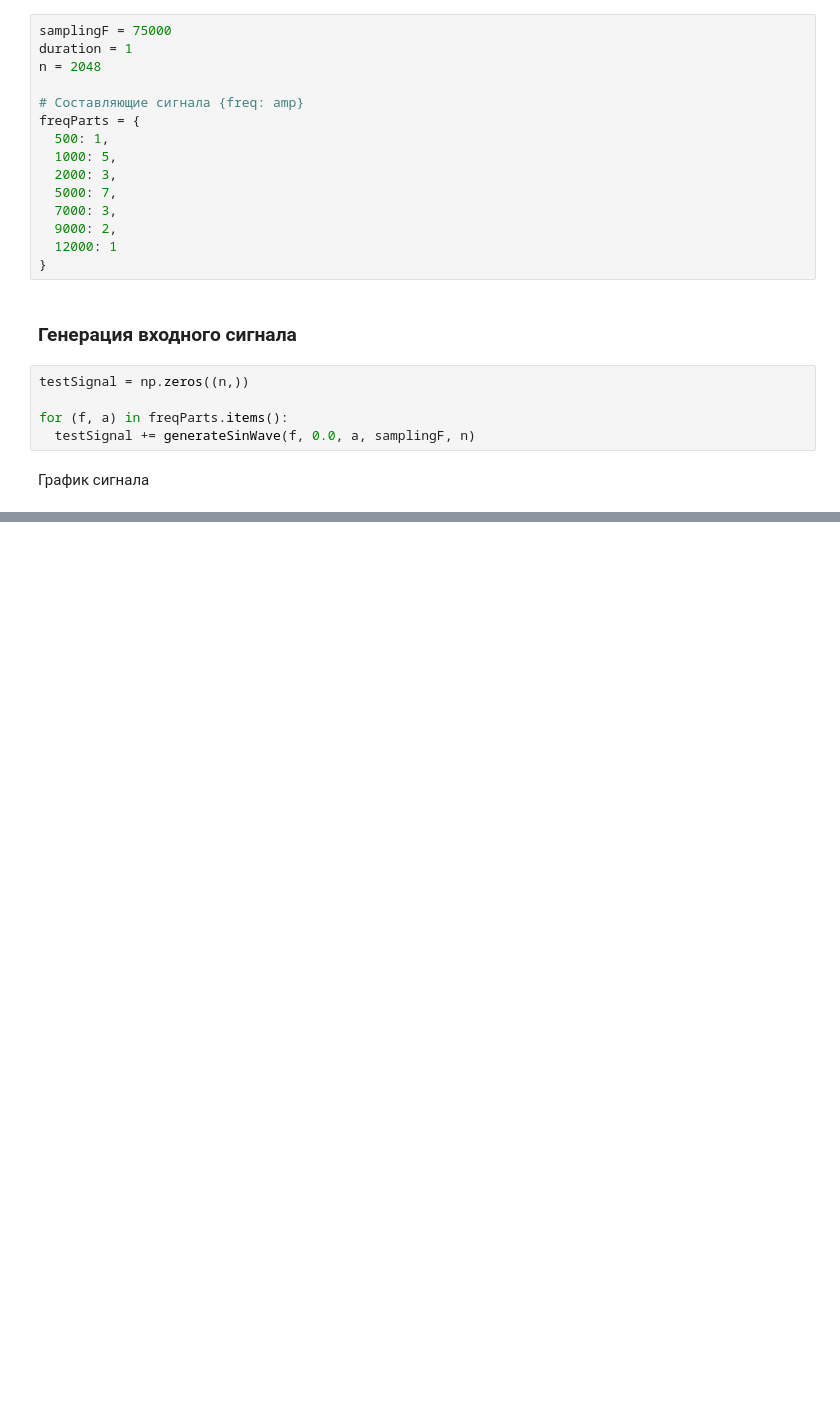
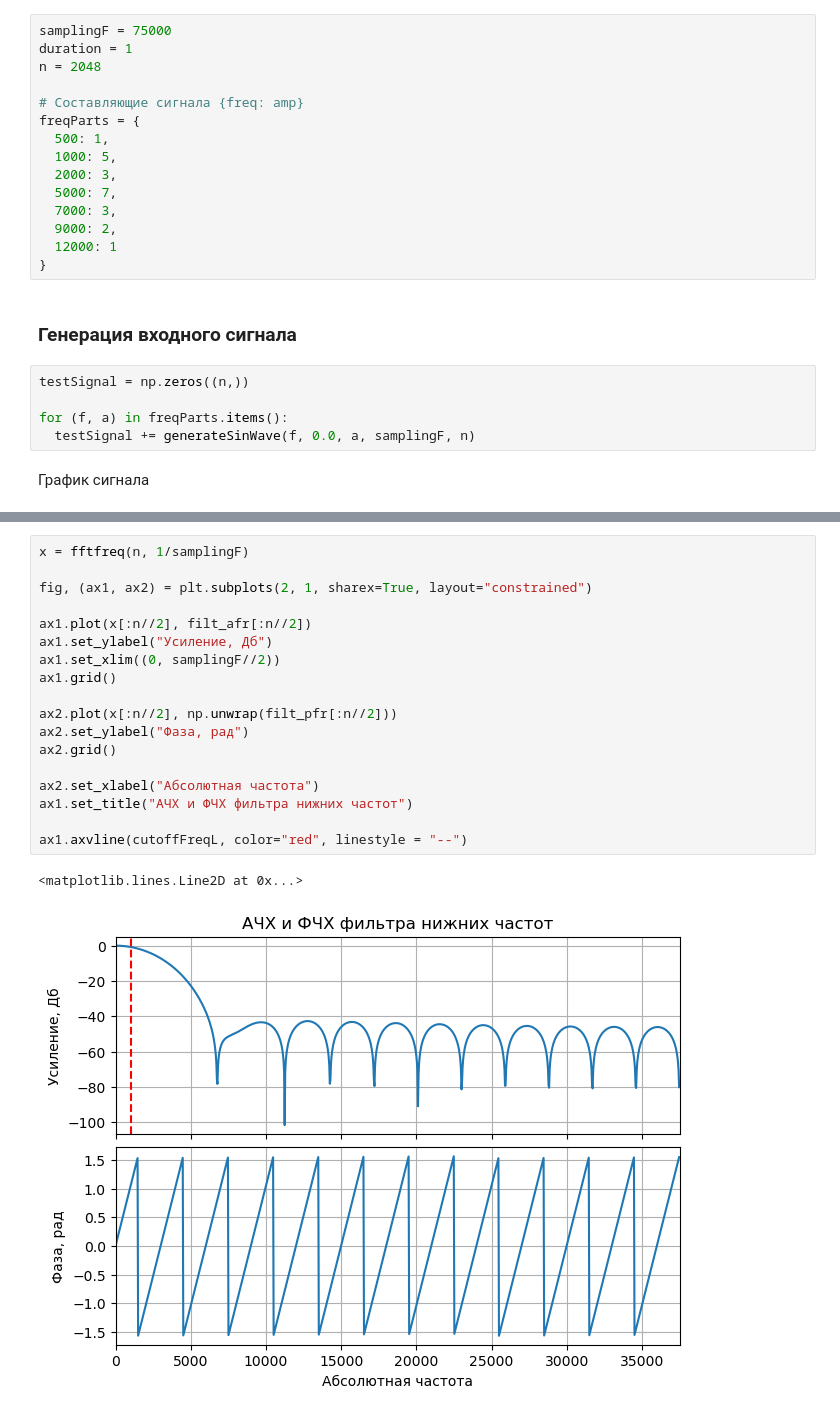
Before and after one commit to Otkuda/rtl-fir-filter, a Jupyter notebook: model/plots.ipynb, the cells around one changed output, grey strips where cells are left out. Saved outputs shown, nothing was run; the diff lists cells and outputs as text; blank space fills up the shorter version.

```diff
--- a/model/plots.ipynb
+++ b/model/plots.ipynb
@@ -41,0 +91,21 @@ Text(0.5, 0, '$t$, c')
+# %%
+x = fftfreq(n, 1/samplingF)
+
+fig, (ax1, ax2) = plt.subplots(2, 1, sharex=True, layout="constrained")
+
+ax1.plot(x[:n//2], filt_afr[:n//2])
+ax1.set_ylabel("Усиление, Дб")
+ax1.set_xlim((0, samplingF//2))
+ax1.grid()
+
+ax2.plot(x[:n//2], np.unwrap(filt_pfr[:n//2]))
+ax2.set_ylabel("Фаза, рад")
+ax2.grid()
+
+ax2.set_xlabel("Абсолютная частота")
+ax1.set_title("АЧХ и ФЧХ фильтра нижних частот")
+
+ax1.axvline(cutoffFreqL, color="red", linestyle = "--")
+# %% [output]
+<matplotlib.lines.Line2D at 0x...>
+[figure, added]
```
Also changed, not shown: parts of 9 cells of this notebook.
